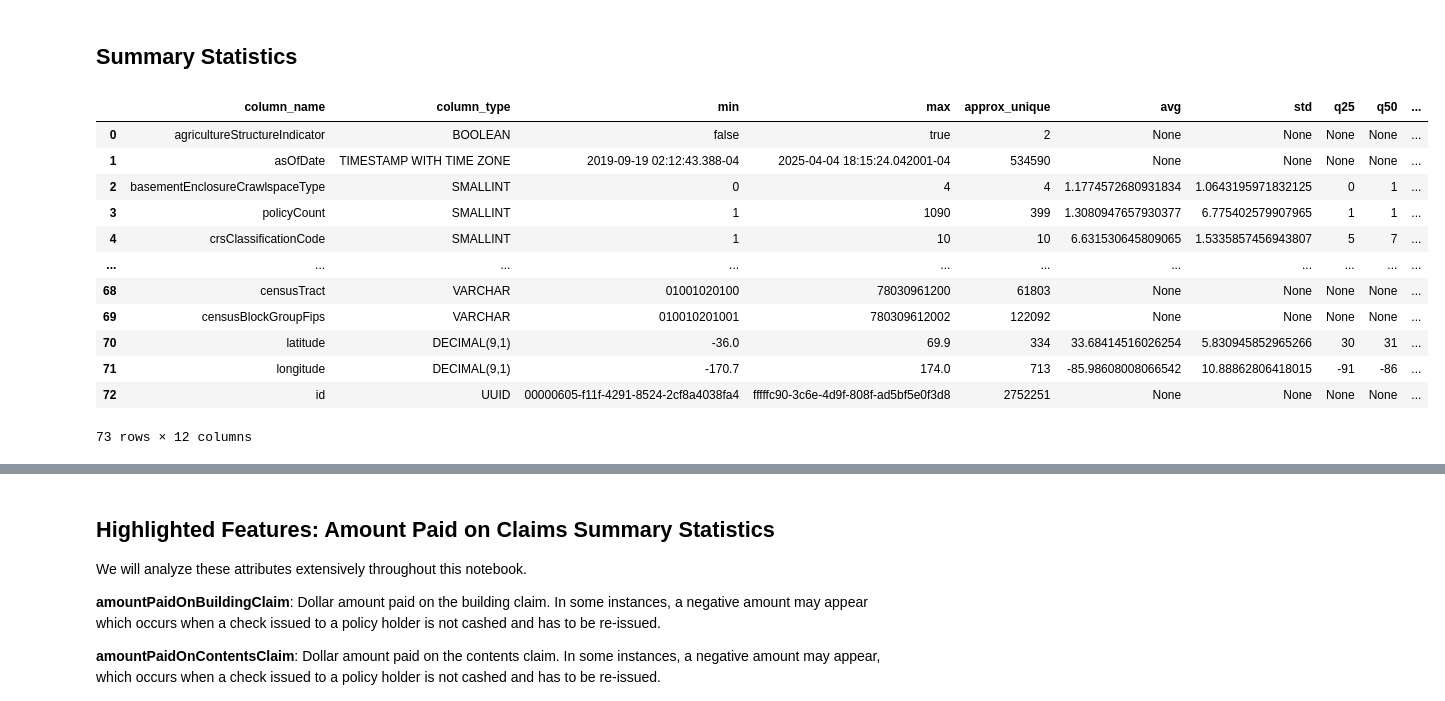
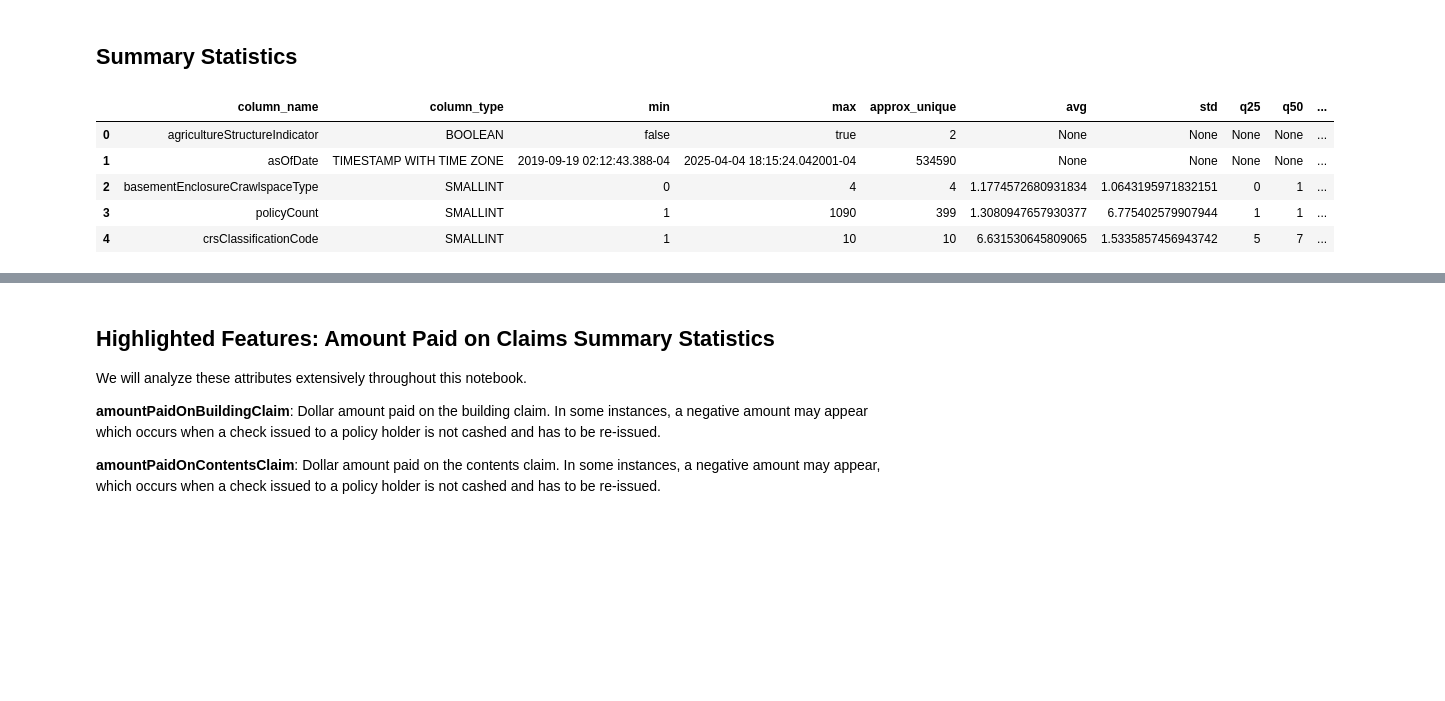
Before and after one commit to mebauer/duckdb-fema-nfip, a Jupyter notebook: analysis.ipynb, the cells around one changed output, grey strips where cells are left out. Saved outputs shown, nothing was run; the diff lists cells and outputs as text; code cells hidden in the pictures; blank space fills up the shorter version.

```diff
--- a/analysis.ipynb
+++ b/analysis.ipynb
@@ -435,21 +433,16 @@ Source: https://www.fema.gov/openfema-data-page/fima-nfip-redacted-claims-v2
 ## Summary Statistics
 # %%
 # calculate summary statistics of each column, pandas df for readability
-con.sql("""
+summarize_df = con.sql("""
     SELECT *
     FROM (SUMMARIZE claims)
 """).df()
+
+summarize_df.head()
 # %% [output]
 |  | column_name | column_type | min | max | approx_unique | avg | std | q25 | q50 | ... |
 | 0 | agricultureStructureIndicator | BOOLEAN | false | true | 2 | None | None | None | None | ... |
 | 1 | asOfDate | TIMESTAMP WITH TIME ZONE | 2019-09-19 02:12:43.388-04 | 2025-04-04 18:15:24.042001-04 | 534590 | None | None | None | None | ... |
-| 2 | basementEnclosureCrawlspaceType | SMALLINT | 0 | 4 | 4 | 1.1774572680931834 | 1.0643195971832125 | 0 | 1 | ... |
-| 3 | policyCount | SMALLINT | 1 | 1090 | 399 | 1.3080947657930377 | 6.775402579907965 | 1 | 1 | ... |
-| 4 | crsClassificationCode | SMALLINT | 1 | 10 | 10 | 6.631530645809065 | 1.5335857456943807 | 5 | 7 | ... |
-| ... | ... | ... | ... | ... | ... | ... | ... | ... | ... | ... |
-| 68 | censusTract | VARCHAR | 01001020100 | 78030961200 | 61803 | None | None | None | None | ... |
-| 69 | censusBlockGroupFips | VARCHAR | 010010201001 | 780309612002 | 122092 | None | None | None | None | ... |
-| 70 | latitude | DECIMAL(9,1) | -36.0 | 69.9 | 334 | 33.68414516026254 | 5.830945852965266 | 30 | 31 | ... |
-| 71 | longitude | DECIMAL(9,1) | -170.7 | 174.0 | 713 | -85.98608008066542 | 10.88862806418015 | -91 | -86 | ... |
-| 72 | id | UUID | 00000605-f11f-4291-8524-2cf8a4038fa4 | fffffc90-3c6e-4d9f-808f-ad5bf5e0f3d8 | 2752251 | None | None | None | None | ... |
+| 2 | basementEnclosureCrawlspaceType | SMALLINT | 0 | 4 | 4 | 1.1774572680931834 | 1.0643195971832151 | 0 | 1 | ... |
+| 3 | policyCount | SMALLINT | 1 | 1090 | 399 | 1.3080947657930377 | 6.775402579907944 | 1 | 1 | ... |
+| 4 | crsClassificationCode | SMALLINT | 1 | 10 | 10 | 6.631530645809065 | 1.5335857456943742 | 5 | 7 | ... |
-73 rows × 12 columns
```
Also changed, not shown: parts of 33 cells of this notebook, 2 other files.
